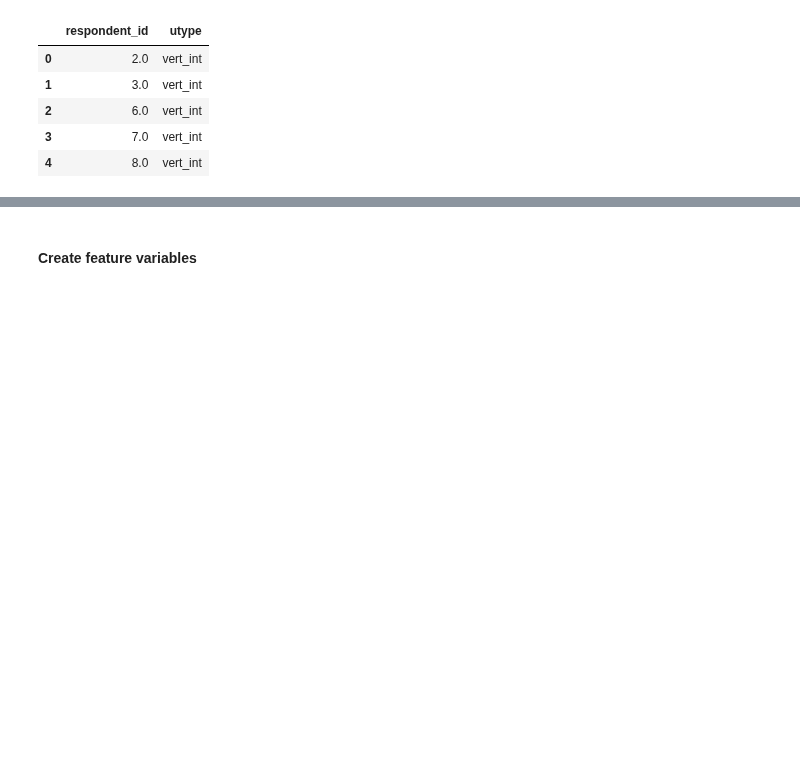
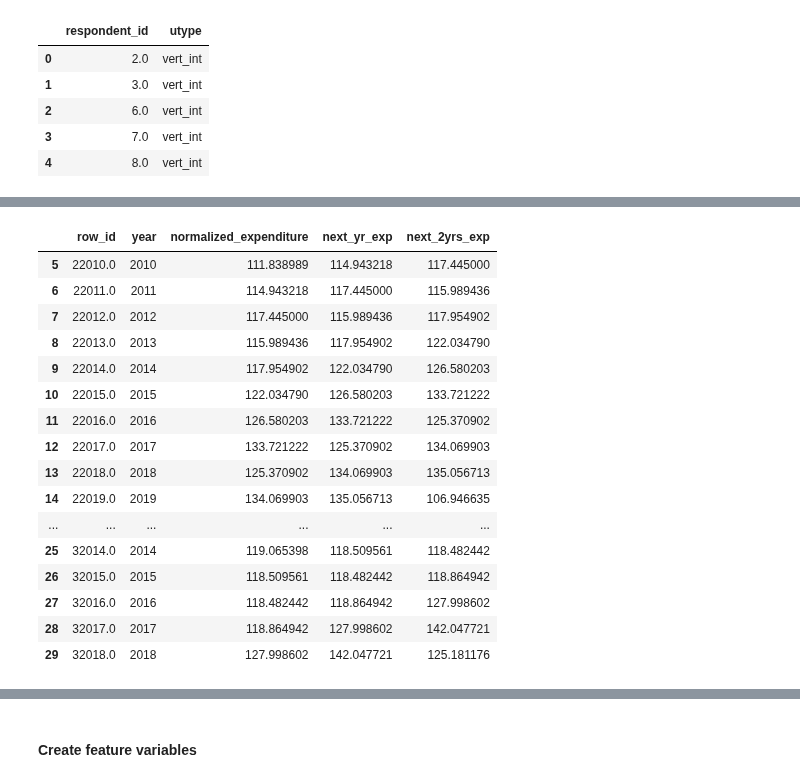
Before and after one commit to 2elle2/rmi-project, a Jupyter notebook: model/03_feature_engineering_v2.ipynb, the cells around one changed output, grey strips where cells are left out. Cells and saved outputs as stored; diff of their text form; code cells hidden in the pictures; blank space fills up the shorter version.

```diff
--- a/model/03_feature_engineering_v2.ipynb
+++ b/model/03_feature_engineering_v2.ipynb
@@ -619,0 +621,5 @@ utility_info_df.head()
+# %%
+# Target variable
+# normalized_expenditure = data_after_2010_df.reset_index()[['respondent_id', 'year', 'normalized_expenditure']]
+normalized_expenditure = data_after_2010_df[['row_id', 'year', 'normalized_expenditure']].copy()
+normalized_expenditure
@@ -619,0 +640,27 @@ utility_info_df.head()
+# %%
+# Lag (if looking behind)
+# normalized_expenditure['prev_yr_exp'] = normalized_expenditure['normalized_expenditure'].shift(1, fill_value=0)
+# normalized_expenditure['prev_2yrs_exp'] = normalized_expenditure['normalized_expenditure'].shift(2, fill_value=0)
+
+# Lead (if looking forward)
+normalized_expenditure['next_yr_exp'] = normalized_expenditure['normalized_expenditure'].shift(-1, fill_value=0).copy()
+normalized_expenditure['next_2yrs_exp'] = normalized_expenditure['normalized_expenditure'].shift(-2, fill_value=0).copy()
+normalized_expenditure.head(20)
+# %% [output]
+|  | row_id | year | normalized_expenditure | next_yr_exp | next_2yrs_exp |
+| 5 | 22010.0 | 2010 | 111.838989 | 114.943218 | 117.445000 |
+| 6 | 22011.0 | 2011 | 114.943218 | 117.445000 | 115.989436 |
+| 7 | 22012.0 | 2012 | 117.445000 | 115.989436 | 117.954902 |
+| 8 | 22013.0 | 2013 | 115.989436 | 117.954902 | 122.034790 |
+| 9 | 22014.0 | 2014 | 117.954902 | 122.034790 | 126.580203 |
+| 10 | 22015.0 | 2015 | 122.034790 | 126.580203 | 133.721222 |
+| 11 | 22016.0 | 2016 | 126.580203 | 133.721222 | 125.370902 |
+| 12 | 22017.0 | 2017 | 133.721222 | 125.370902 | 134.069903 |
+| 13 | 22018.0 | 2018 | 125.370902 | 134.069903 | 135.056713 |
+| 14 | 22019.0 | 2019 | 134.069903 | 135.056713 | 106.946635 |
+| ... | ... | ... | ... | ... | ... |
+| 25 | 32014.0 | 2014 | 119.065398 | 118.509561 | 118.482442 |
+| 26 | 32015.0 | 2015 | 118.509561 | 118.482442 | 118.864942 |
+| 27 | 32016.0 | 2016 | 118.482442 | 118.864942 | 127.998602 |
+| 28 | 32017.0 | 2017 | 118.864942 | 127.998602 | 142.047721 |
+| 29 | 32018.0 | 2018 | 127.998602 | 142.047721 | 125.181176 |
```
Also changed, not shown: parts of 45 cells of this notebook.
